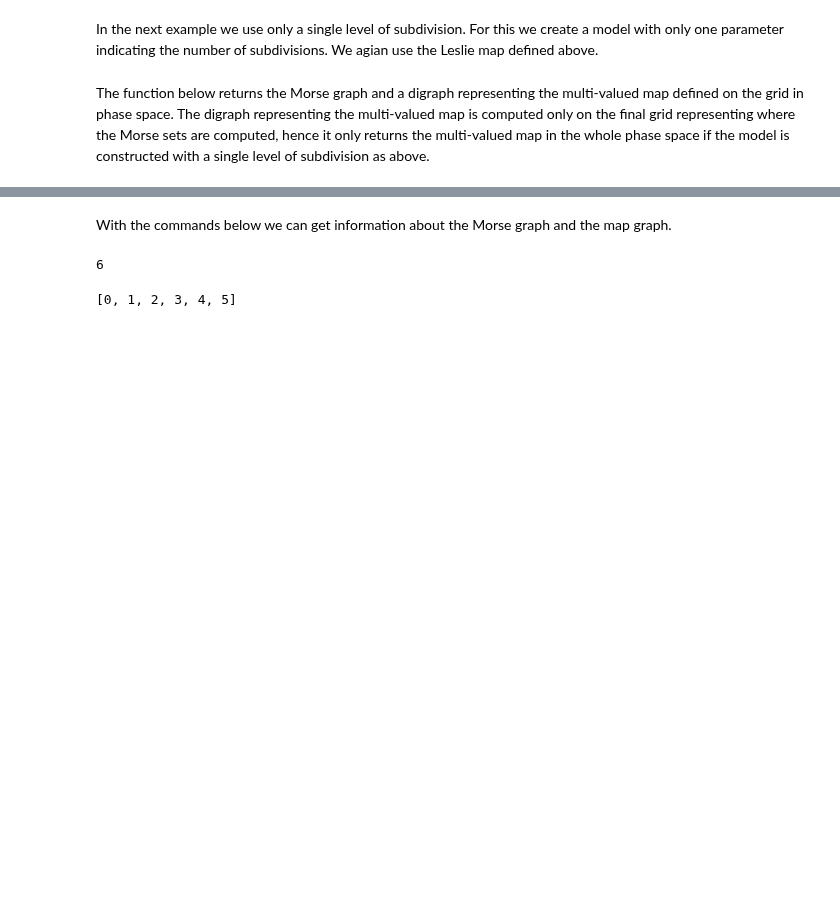
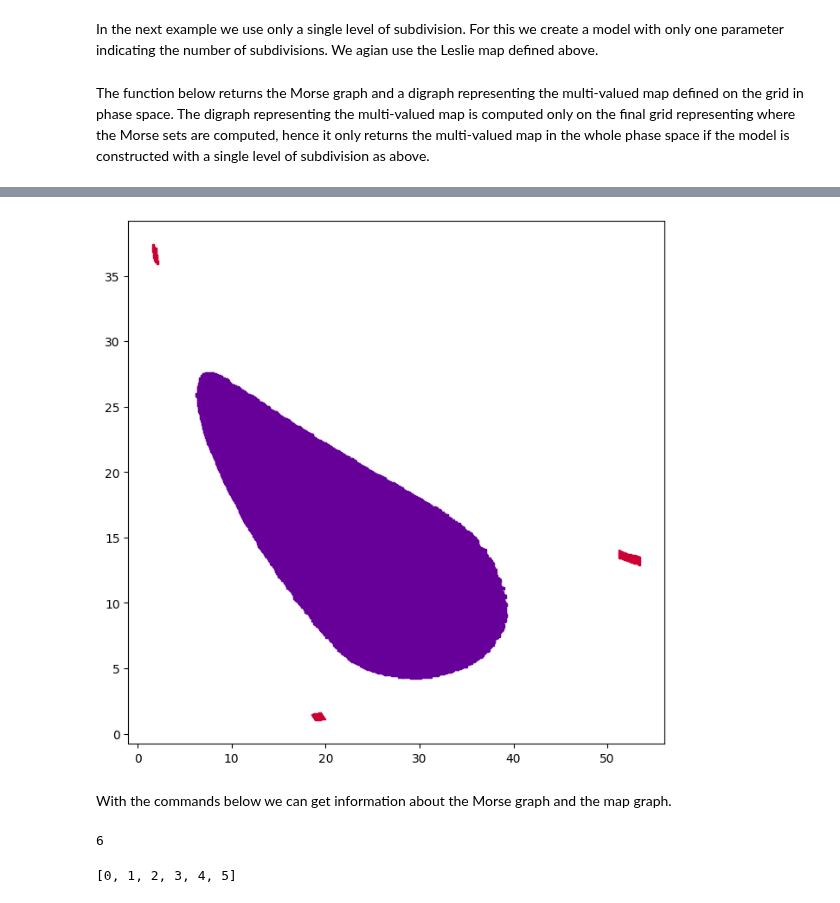
Before and after one commit to marciogameiro/CMGDB, a Jupyter notebook: examples/Examples.ipynb, the cells around one changed output, grey strips where cells are left out. Saved outputs shown, nothing was run; the diff lists cells and outputs as text; code cells hidden in the pictures; blank space fills up the shorter version.

```diff
--- a/examples/Examples.ipynb
+++ b/examples/Examples.ipynb
@@ -108,3 +113,8 @@ CMGDB.PlotMorseGraph(morse_graph)
+# %%
+# Plot only Morse nodes 1 and 2
+CMGDB.PlotMorseSets(morse_graph, morse_nodes=[1, 2])
+# %% [output]
+[figure, added]
 # %% [markdown]
 With the commands below we can get information about the Morse graph and the map graph.
 # %%
```
Also changed, not shown: parts of 12 cells of this notebook, 4 other files.
